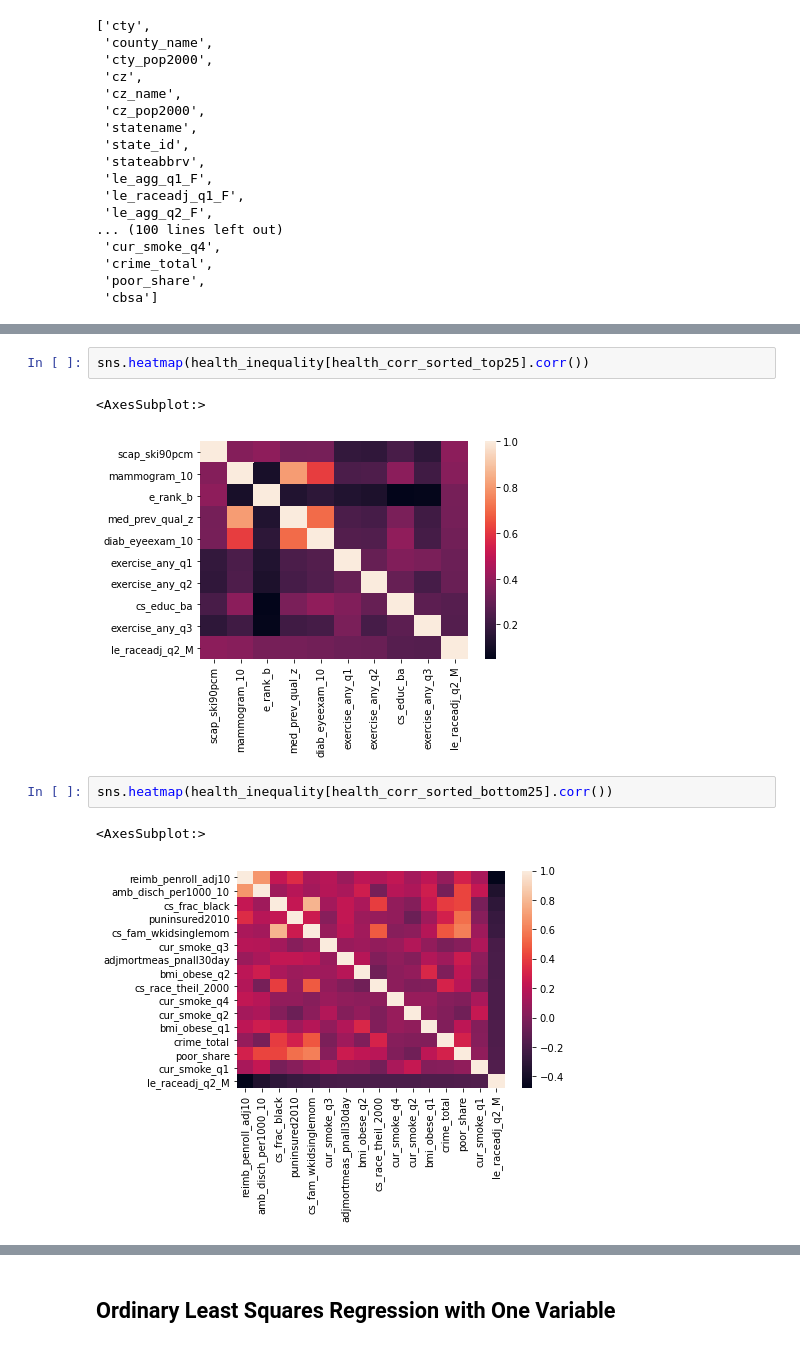
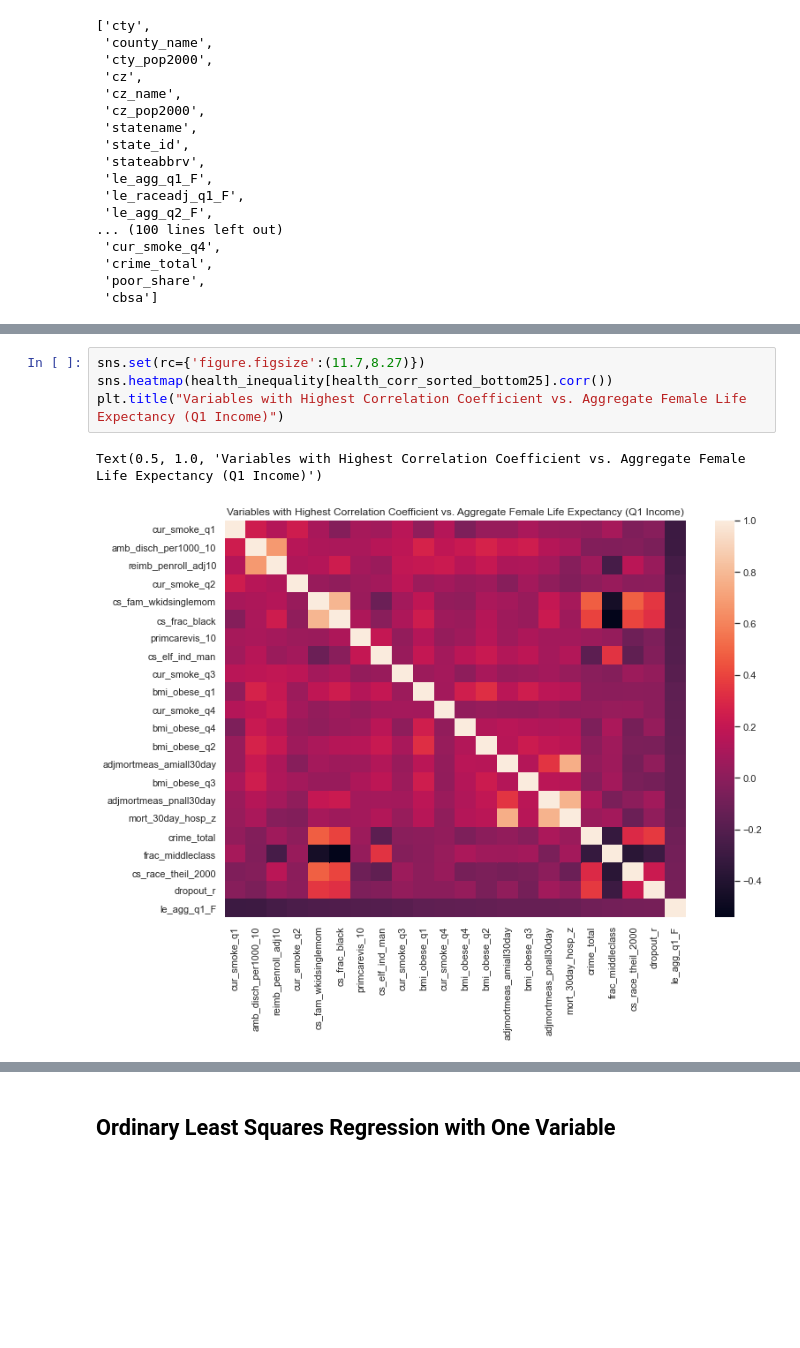
Before and after one commit to pballent/hia_225_healthinequality, a Jupyter notebook: HIA_255_Starter_Pandas_HealthInequality.ipynb, the cells around one changed output, grey strips where cells are left out. Cells and saved outputs as stored; diff of their text form; blank space fills up the shorter version.

```diff
--- a/HIA_255_Starter_Pandas_HealthInequality.ipynb
+++ b/HIA_255_Starter_Pandas_HealthInequality.ipynb
@@ -78,10 +132,7 @@ sns.heatmap(health_inequality.corr())
-# %%
-sns.heatmap(health_inequality[health_corr_sorted_top25].corr())
-# %% [output]
-<AxesSubplot:>
-[figure, removed]
-# %%
-sns.heatmap(health_inequality[health_corr_sorted_bottom25].corr())
-# %% [output]
-<AxesSubplot:>
-[figure, removed]
+# %%
+sns.set(rc={'figure.figsize':(11.7,8.27)})
+sns.heatmap(health_inequality[health_corr_sorted_bottom25].corr())
+plt.title("Variables with Highest Correlation Coefficient vs. Aggregate Female Life Expectancy (Q1 Income)")
+# %% [output]
+Text(0.5, 1.0, 'Variables with Highest Correlation Coefficient vs. Aggregate Female Life Expectancy (Q1 Income)')
+[figure, added]
```
Also changed, not shown: parts of 33 cells of this notebook.
